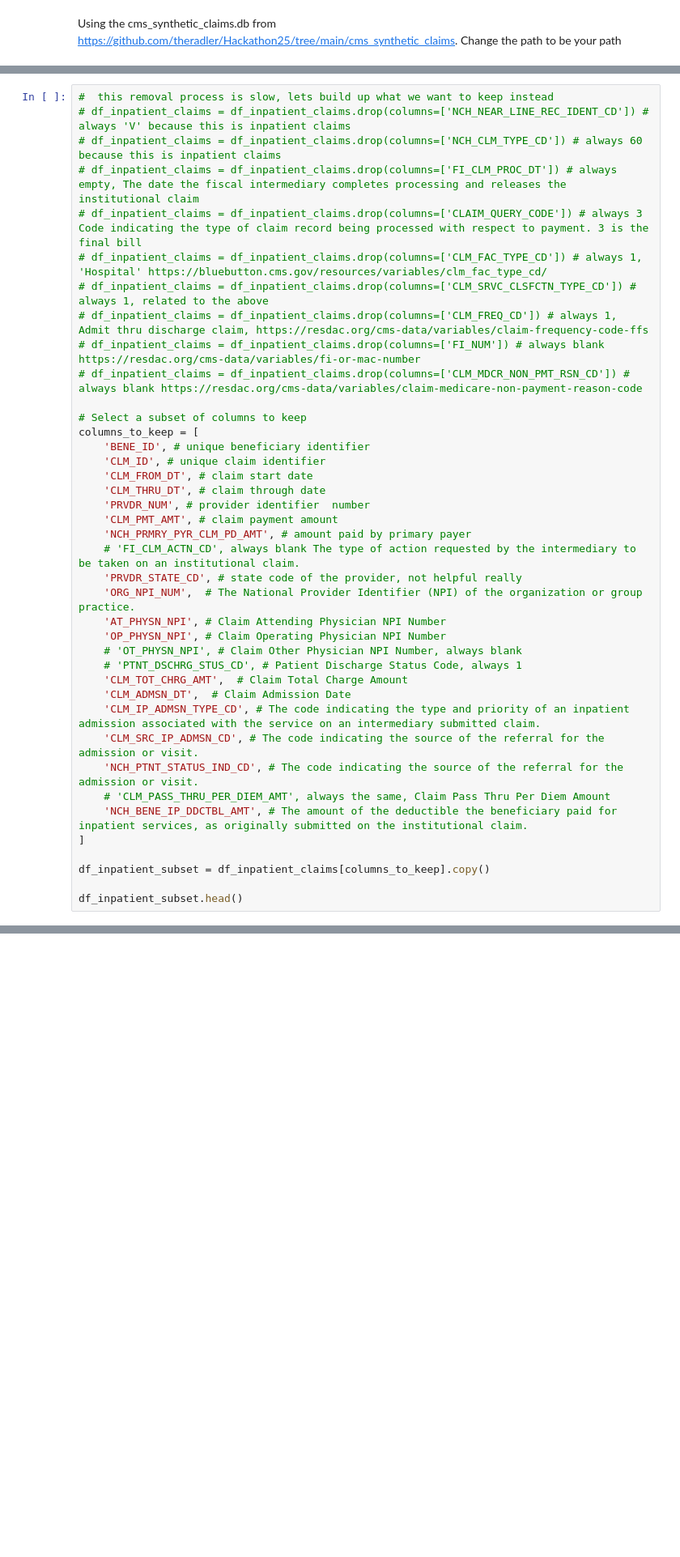
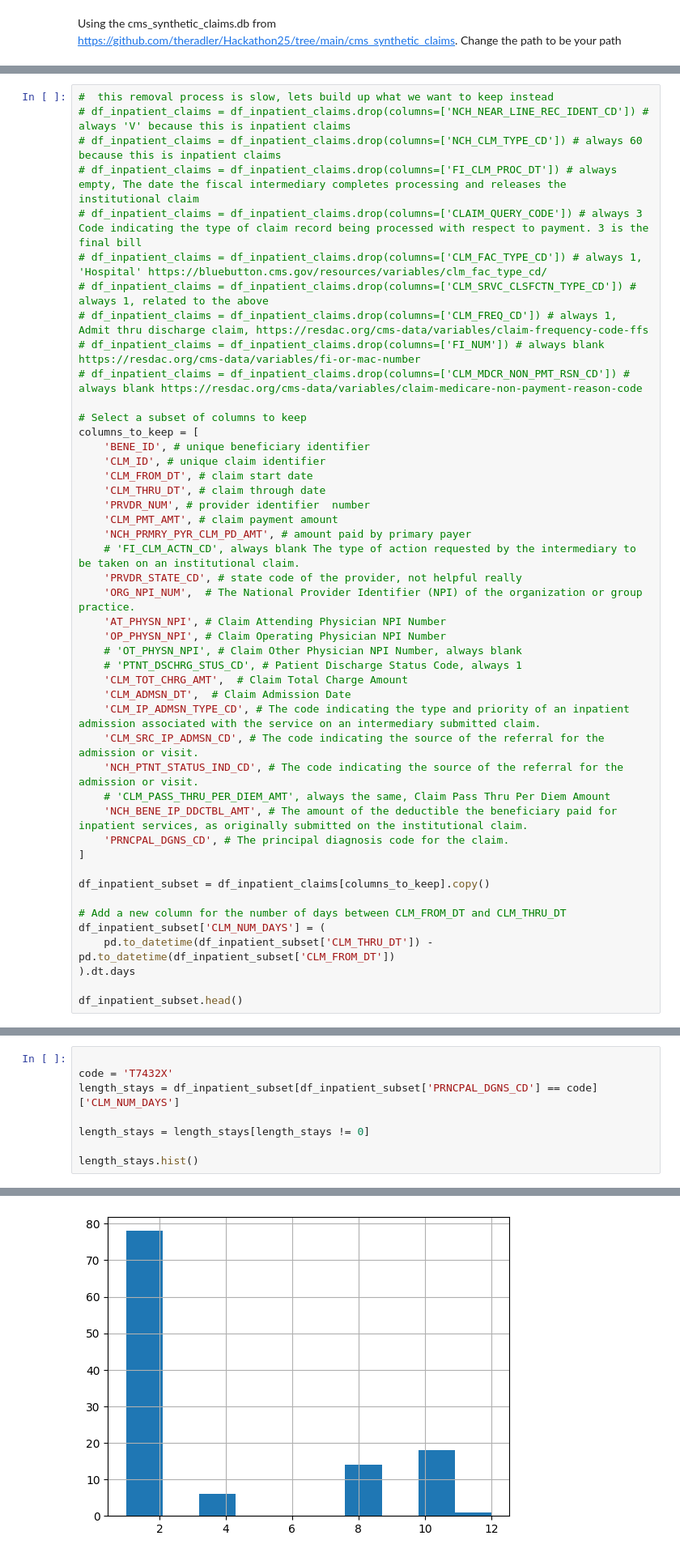
Before and after one commit to edauteuil-nuan/Hackathon25, a Jupyter notebook: dareynol.ipynb, the cells around one changed output, grey strips where cells are left out. Shown: that part at 81% size. Saved outputs shown, nothing was run; the diff lists cells and outputs as text; blank space fills up the shorter version.

```diff
--- a/dareynol.ipynb
+++ b/dareynol.ipynb
@@ -70,10 +70,16 @@ columns_to_keep = [
     'NCH_PTNT_STATUS_IND_CD', # The code indicating the source of the referral for the admission or visit.
     # 'CLM_PASS_THRU_PER_DIEM_AMT', always the same, Claim Pass Thru Per Diem Amount
     'NCH_BENE_IP_DDCTBL_AMT', # The amount of the deductible the beneficiary paid for inpatient services, as originally submitted on the institutional claim.
+    'PRNCPAL_DGNS_CD', # The principal diagnosis code for the claim.
 ]
 
 df_inpatient_subset = df_inpatient_claims[columns_to_keep].copy()
 
+# Add a new column for the number of days between CLM_FROM_DT and CLM_THRU_DT
+df_inpatient_subset['CLM_NUM_DAYS'] = (
+    pd.to_datetime(df_inpatient_subset['CLM_THRU_DT']) - pd.to_datetime(df_inpatient_subset['CLM_FROM_DT'])
+).dt.days
+
 df_inpatient_subset.head()
 # %% [output]
 |  | BENE_ID | CLM_ID | CLM_FROM_DT | CLM_THRU_DT | PRVDR_NUM | CLM_PMT_AMT | NCH_PRMRY_PYR_CLM_PD_AMT | ... |
@@ -104,0 +130,9 @@ array([[<Axes: title={'center': 'CLM_PMT_AMT'}>]], dtype=object)
+# %%
+
+code = 'T7432X'
+length_stays = df_inpatient_subset[df_inpatient_subset['PRNCPAL_DGNS_CD'] == code]['CLM_NUM_DAYS']
+
+length_stays = length_stays[length_stays != 0]
+
+length_stays.hist()
+# %% [output]
@@ -104,0 +140 @@ array([[<Axes: title={'center': 'CLM_PMT_AMT'}>]], dtype=object)
+[figure, added]
```
Also changed, not shown: parts of 7 cells of this notebook.
